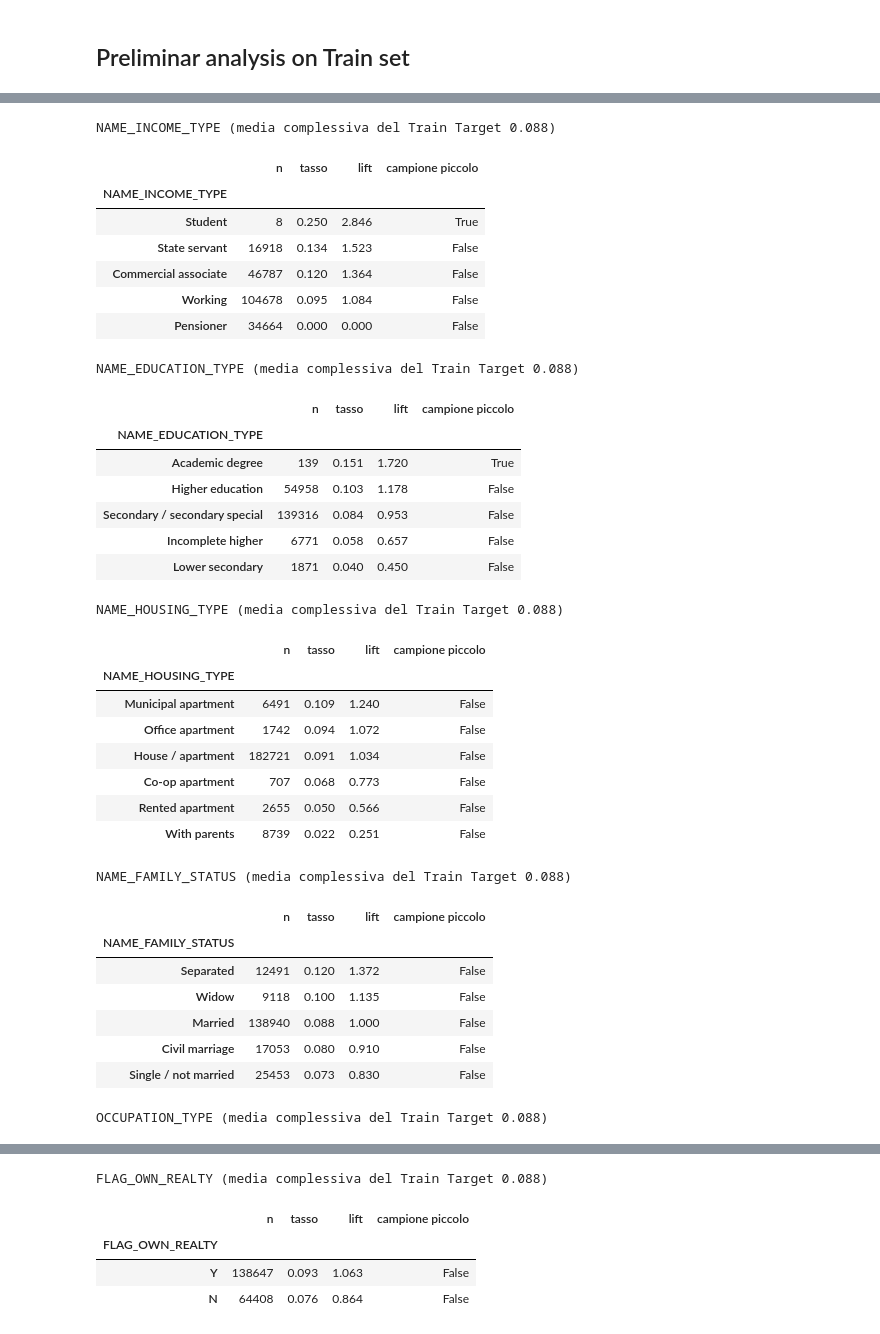
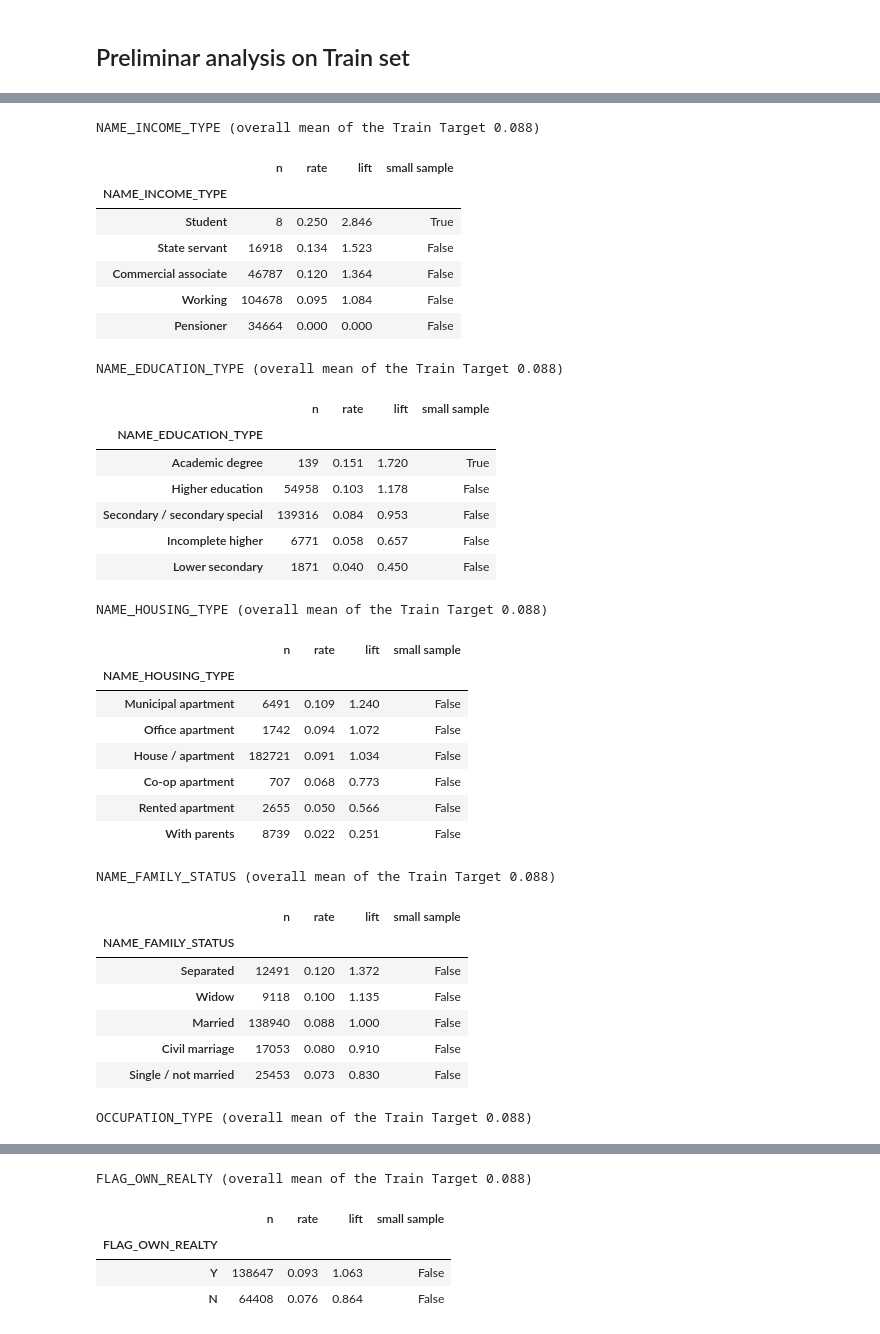
Before and after one commit to mattiacoltro/data-science-portfolio, a Jupyter notebook: [Data Science] credit_scoring_prediction/credit_scoring_v2.ipynb, the cells around one changed output, grey strips where cells are left out. Drawn from its saved outputs; the diff is of its cells as text; code cells hidden in the pictures.

```diff
--- a/[Data Science] credit_scoring_prediction/credit_scoring_v2.ipynb
+++ b/[Data Science] credit_scoring_prediction/credit_scoring_v2.ipynb
@@ -82,7 +88,7 @@ from sklearn.preprocessing import FunctionTransformer
 from sklearn.impute import SimpleImputer
 
 def add_flags(X, keep_flag=False):
-    """Valori anomali di DAYS_EMPLOYED a NaN; il flag è opzionale (nel modello non si usa)."""
+    """Anomalous DAYS_EMPLOYED values set to NaN; the flag is optional (not used in the model)."""
     X = X.copy()
     if keep_flag:
         X["DAYS_EMPLOYED_ANOM"] = (X["DAYS_EMPLOYED"] > 0).astype(int)
@@ -95,7 +101,7 @@ bin_cols  = [c for c in Xf.columns if c not in text_cols and set(Xf[c].dropna().
 num_cols  = [c for c in Xf.columns if c not in text_cols + bin_cols]
 
 def make_preprocessor(scale):
-    num_steps = [("imp", SimpleImputer(strategy="median"))]    # mediana appresa solo sul train
+    num_steps = [("imp", SimpleImputer(strategy="median"))]    # median learned on the train set only
     if scale:
         num_steps.append(("sc", StandardScaler()))
     return ColumnTransformer([
@@ -114,7 +120,7 @@ eda["AGE_YEARS"] = -eda["DAYS_BIRTH"] / 365.25
 eda["YEARS_EMPLOYED"] = -eda["DAYS_EMPLOYED"] / 365.25
 eda['OCCUPATION_TYPE'] = eda['OCCUPATION_TYPE'].fillna("Missing")
 # %%
-# +1 = valori più alti attesi negli affidabili; -1 = più bassi
+# +1 = higher values expected among reliable applicants; -1 = lower values expected
 expected = {
     "AMT_INCOME_TOTAL": +1,
     "AGE_YEARS": +1,
@@ -126,16 +132,16 @@ rows = []
 for var, sign in expected.items():
     d = eda[[var, "TARGET"]].dropna()
     good, bad = d.loc[d.TARGET == 1, var], d.loc[d.TARGET == 0, var]
-    auc = roc_auc_score(d.TARGET, d[var])            # >0.5: valori alti -> affidabile
+    auc = roc_auc_score(d.TARGET, d[var])            # >0.5: high values -> reliable
     delta = auc - 0.5
     if abs(delta) < 0.02:
-        verdict = "debole"
+        verdict = "weak"
     else:
-        verdict = "coerente" if np.sign(delta) == sign else "incoerente"
-    rows.append({"variabile": var, "attesa": "+" if sign > 0 else "-",
-                 "mediana affidabili": good.median(), "mediana non affidabili": bad.median(),
-                 "Q1-Q3 affidabili": f"{good.quantile(.25):.1f}-{good.quantile(.75):.1f}",
-                 "Q1-Q3 non affidabili": f"{bad.quantile(.25):.1f}-{bad.quantile(.75):.1f}",
-                 "AUC univariata": round(auc, 3), "esito": verdict})
+        verdict = "consistent" if np.sign(delta) == sign else "inconsistent"
+    rows.append({"variable": var, "expected": "+" if sign > 0 else "-",
+                 "median reliable": good.median(), "median unreliable": bad.median(),
+                 "Q1-Q3 reliable": f"{good.quantile(.25):.1f}-{good.quantile(.75):.1f}",
+                 "Q1-Q3 unreliable": f"{bad.quantile(.25):.1f}-{bad.quantile(.75):.1f}",
+                 "univariate AUC": round(auc, 3), "outcome": verdict})
 pd.DataFrame(rows)
 # %% [output]
@@ -148,7 +154,7 @@ pd.DataFrame(rows)
 # %%
 fig, axes = plt.subplots(1, 3, figsize=(15, 4))
 for ax, var, log in zip(axes, ["AMT_INCOME_TOTAL", "AGE_YEARS", "YEARS_EMPLOYED"], [True, False, False]):
-    for t, lab in [(1, "affidabile"), (0, "non affidabile")]:
+    for t, lab in [(1, "reliable"), (0, "unreliable")]:
         v = eda.loc[eda.TARGET == t, var].dropna()
         ax.hist(np.log10(v) if log else v, bins=40, density=True, alpha=0.5, label=lab)
     ax.set_title(("log10 " if log else "") + var); ax.legend()
@@ -158,31 +164,31 @@ plt.tight_layout(); plt.show()
 # %%
 base = eda["TARGET"].mean()
 for col in ["NAME_INCOME_TYPE", "NAME_EDUCATION_TYPE", "NAME_HOUSING_TYPE",
             "NAME_FAMILY_STATUS", "OCCUPATION_TYPE", "FLAG_OWN_REALTY", "FLAG_OWN_CAR"]:
-    t = eda.groupby(col)["TARGET"].agg(n="size", tasso="mean")
-    t["lift"] = t["tasso"] / base                      # >1: più affidabili della media
-    t["campione piccolo"] = t["n"] < 500
-    print(f"\n{col} (media complessiva del Train Target {base:.3f})")
-    display(t.sort_values("tasso", ascending=False).round(3))
+    t = eda.groupby(col)["TARGET"].agg(n="size", rate="mean")
+    t["lift"] = t["rate"] / base                      # >1: more reliable than average
+    t["small sample"] = t["n"] < 500
+    print(f"\n{col} (overall mean of the Train Target {base:.3f})")
+    display(t.sort_values("rate", ascending=False).round(3))
 # %% [output]
-NAME_INCOME_TYPE (media complessiva del Train Target 0.088)
+NAME_INCOME_TYPE (overall mean of the Train Target 0.088)
-|  | n | tasso | lift | campione piccolo |
+|  | n | rate | lift | small sample |
 | NAME_INCOME_TYPE |  |  |  |  |
 | Student | 8 | 0.250 | 2.846 | True |
 | State servant | 16918 | 0.134 | 1.523 | False |
 | Commercial associate | 46787 | 0.120 | 1.364 | False |
 | Working | 104678 | 0.095 | 1.084 | False |
 | Pensioner | 34664 | 0.000 | 0.000 | False |
-NAME_EDUCATION_TYPE (media complessiva del Train Target 0.088)
+NAME_EDUCATION_TYPE (overall mean of the Train Target 0.088)
-|  | n | tasso | lift | campione piccolo |
+|  | n | rate | lift | small sample |
 | NAME_EDUCATION_TYPE |  |  |  |  |
 | Academic degree | 139 | 0.151 | 1.720 | True |
 | Higher education | 54958 | 0.103 | 1.178 | False |
 | Secondary / secondary special | 139316 | 0.084 | 0.953 | False |
 | Incomplete higher | 6771 | 0.058 | 0.657 | False |
 | Lower secondary | 1871 | 0.040 | 0.450 | False |
-NAME_HOUSING_TYPE (media complessiva del Train Target 0.088)
+NAME_HOUSING_TYPE (overall mean of the Train Target 0.088)
-|  | n | tasso | lift | campione piccolo |
+|  | n | rate | lift | small sample |
 | NAME_HOUSING_TYPE |  |  |  |  |
 | Municipal apartment | 6491 | 0.109 | 1.240 | False |
 | Office apartment | 1742 | 0.094 | 1.072 | False |
@@ -190,12 +196,12 @@ NAME_HOUSING_TYPE (media complessiva del Train Target 0.088)
 | Co-op apartment | 707 | 0.068 | 0.773 | False |
 | Rented apartment | 2655 | 0.050 | 0.566 | False |
 | With parents | 8739 | 0.022 | 0.251 | False |
-NAME_FAMILY_STATUS (media complessiva del Train Target 0.088)
+NAME_FAMILY_STATUS (overall mean of the Train Target 0.088)
-|  | n | tasso | lift | campione piccolo |
+|  | n | rate | lift | small sample |
 | NAME_FAMILY_STATUS |  |  |  |  |
 | Separated | 12491 | 0.120 | 1.372 | False |
 | Widow | 9118 | 0.100 | 1.135 | False |
 | Married | 138940 | 0.088 | 1.000 | False |
 | Civil marriage | 17053 | 0.080 | 0.910 | False |
 | Single / not married | 25453 | 0.073 | 0.830 | False |
-OCCUPATION_TYPE (media complessiva del Train Target 0.088)
+OCCUPATION_TYPE (overall mean of the Train Target 0.088)
@@ -217,8 +223,8 @@ OCCUPATION_TYPE (media complessiva del Train Target 0.088)
 | IT staff | 275 | 0.047 | 0.538 | True |
 | Missing | 62123 | 0.044 | 0.500 | False |
 | Waiters/barmen staff | 738 | 0.024 | 0.278 | False |
-FLAG_OWN_REALTY (media complessiva del Train Target 0.088)
+FLAG_OWN_REALTY (overall mean of the Train Target 0.088)
-|  | n | tasso | lift | campione piccolo |
+|  | n | rate | lift | small sample |
 | FLAG_OWN_REALTY |  |  |  |  |
 | Y | 138647 | 0.093 | 1.063 | False |
 | N | 64408 | 0.076 | 0.864 | False |
```
Also changed, not shown: parts of 57 cells of this notebook, 4 other files.
